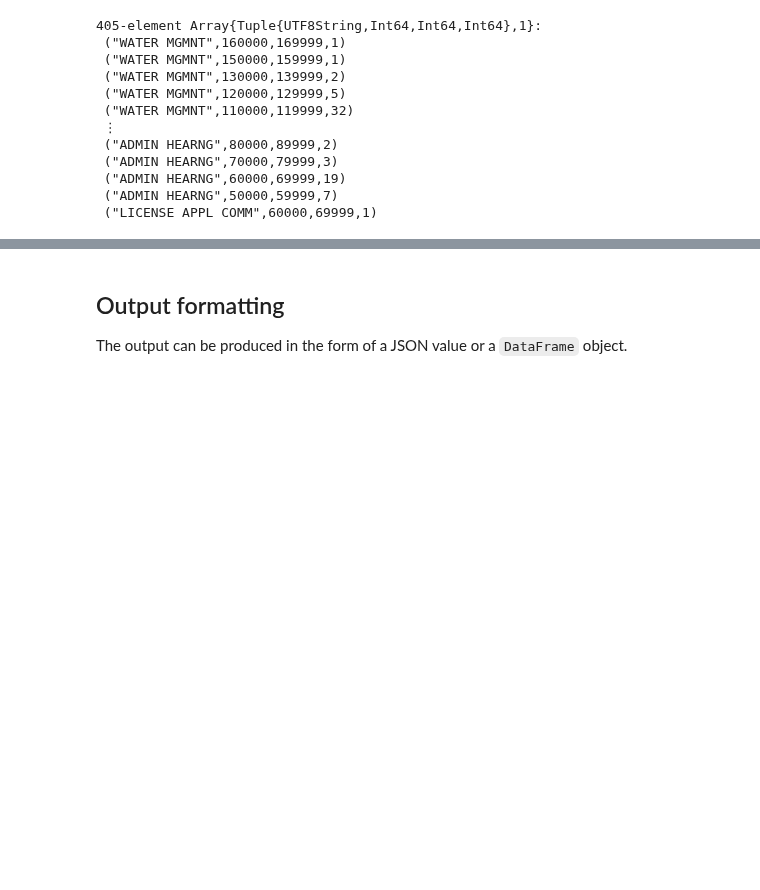
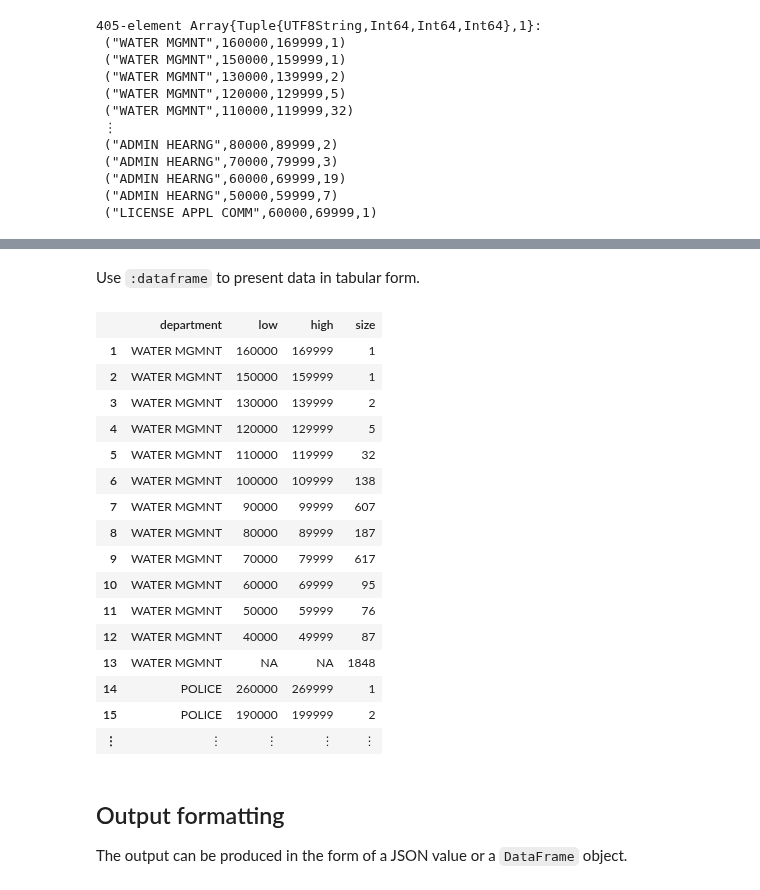
Before and after one commit to rbt-lang/rbt-proto, a Jupyter notebook: jl/demo/citydb-with-rabbit.ipynb, the cells around one changed output, grey strips where cells are left out. Saved outputs shown, nothing was run; the diff lists cells and outputs as text; code cells hidden in the pictures; blank space fills up the shorter version.

```diff
--- a/jl/demo/citydb-with-rabbit.ipynb
+++ b/jl/demo/citydb-with-rabbit.ipynb
@@ -844,3 +864,35 @@ For each row generated by `employee:by(position)`, combinator `employee` will gi
+# %% [markdown]
+Use `:dataframe` to present data in tabular form.
+# %%
+@query(
+    employee
+    :cube_by(
+        department,
+        salary_bracket => salary/10000*10000 :desc)
+    :select(
+        department,
+        low => salary_bracket,
+        high => salary_bracket+9999,
+        size => count(employee))
+    :dataframe)
+# %% [output]
+|  | department | low | high | size |
+| 1 | WATER MGMNT | 160000 | 169999 | 1 |
+| 2 | WATER MGMNT | 150000 | 159999 | 1 |
+| 3 | WATER MGMNT | 130000 | 139999 | 2 |
+| 4 | WATER MGMNT | 120000 | 129999 | 5 |
+| 5 | WATER MGMNT | 110000 | 119999 | 32 |
+| 6 | WATER MGMNT | 100000 | 109999 | 138 |
+| 7 | WATER MGMNT | 90000 | 99999 | 607 |
+| 8 | WATER MGMNT | 80000 | 89999 | 187 |
+| 9 | WATER MGMNT | 70000 | 79999 | 617 |
+| 10 | WATER MGMNT | 60000 | 69999 | 95 |
+| 11 | WATER MGMNT | 50000 | 59999 | 76 |
+| 12 | WATER MGMNT | 40000 | 49999 | 87 |
+| 13 | WATER MGMNT | NA | NA | 1848 |
+| 14 | POLICE | 260000 | 269999 | 1 |
+| 15 | POLICE | 190000 | 199999 | 2 |
+| ⋮ | ⋮ | ⋮ | ⋮ | ⋮ |
 # %% [markdown]
 ## Output formatting
 
```
Also changed, not shown: parts of 2 cells of this notebook, 4 other files.
